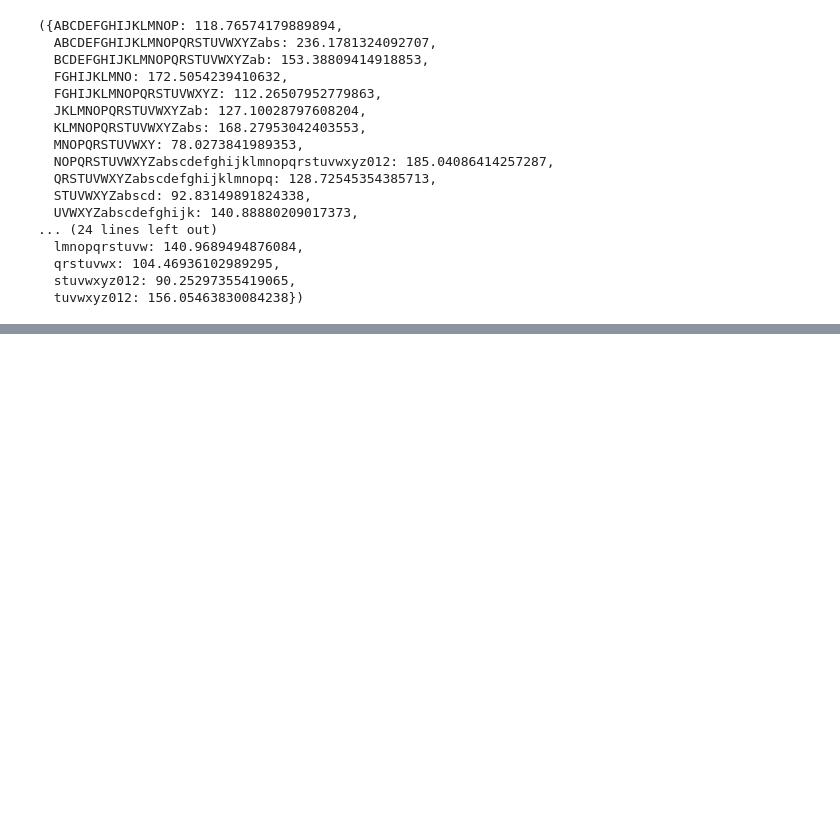
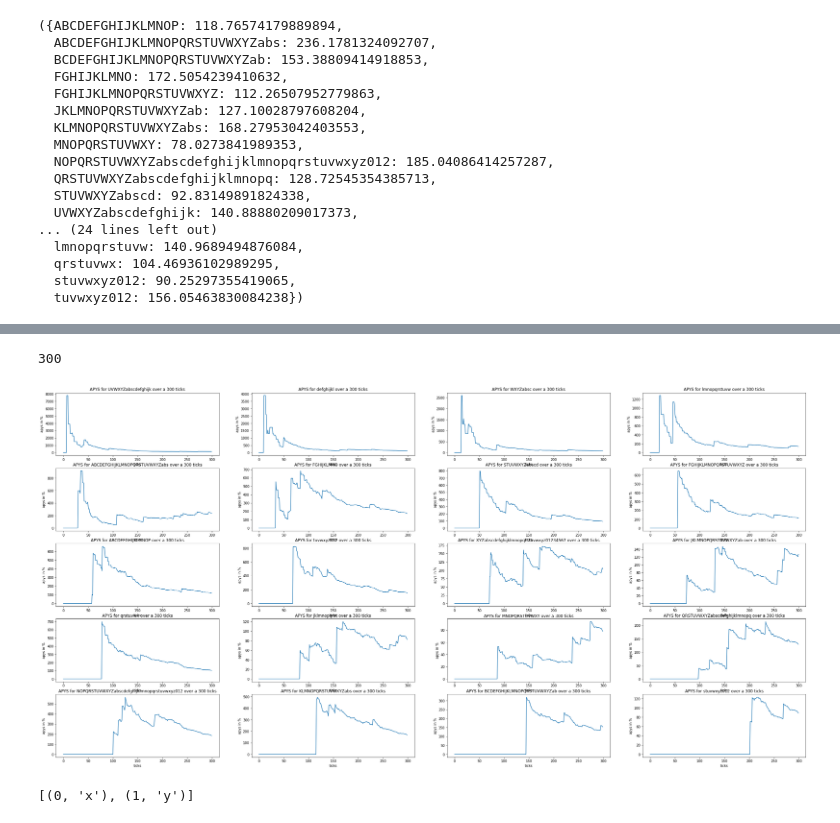
Before and after one commit to vineet-codes/defi-exploration, a Jupyter notebook: simulation.ipynb, the cells around one changed output, grey strips where cells are left out. Saved outputs shown, nothing was run; the diff lists cells and outputs as text; code cells hidden in the pictures; blank space fills up the shorter version.

```diff
--- a/simulation.ipynb
+++ b/simulation.ipynb
@@ -472,0 +477,17 @@ rewards.reward_per_tick_history[-1][f'apys_{300}'], rewards.reward_per_tick_hist
+# %%
+def get_apy_per_tick():
+  result = {}
+  for i in range(0,rewards.tick):
+    apys = rewards.reward_per_tick_history[i][f'apys_{i+1}']
+
+    for user, apy in apys.items():
+      users_apys = result.get(user, [])
+      users_apys.append(apy)
+      result[user] = users_apys
+
+  for user, apy in result.items():
+    print(len(apy))
+    result[user] =  [0 for i in range(300-len(apy))] + apy
+  return result
+# %%
+result = get_apy_per_tick()
@@ -472,0 +515,19 @@ rewards.reward_per_tick_history[-1][f'apys_{300}'], rewards.reward_per_tick_hist
+# %%
+users = list(result.keys())
+# %%
+len(result[users[10]])
+# %% [output]
+300
+# %%
+fig, axes = plt.subplots(5,4, figsize=(40,20))
+for i,ax in enumerate(axes.flatten()):
+  ax.plot(result[users[i]])
+  ax.set_xlabel('ticks')
+  ax.set_ylabel('apys in %')
+  ax.set_title(f"APYS for {users[i]} over a {rewards.tick} ticks")
+# %% [output]
+[figure, added]
+# %%
+[(i,j) for i,j in enumerate(['x','y'])]
+# %% [output]
+[(0, 'x'), (1, 'y')]
```
Also changed, not shown: parts of 2 cells of this notebook.
